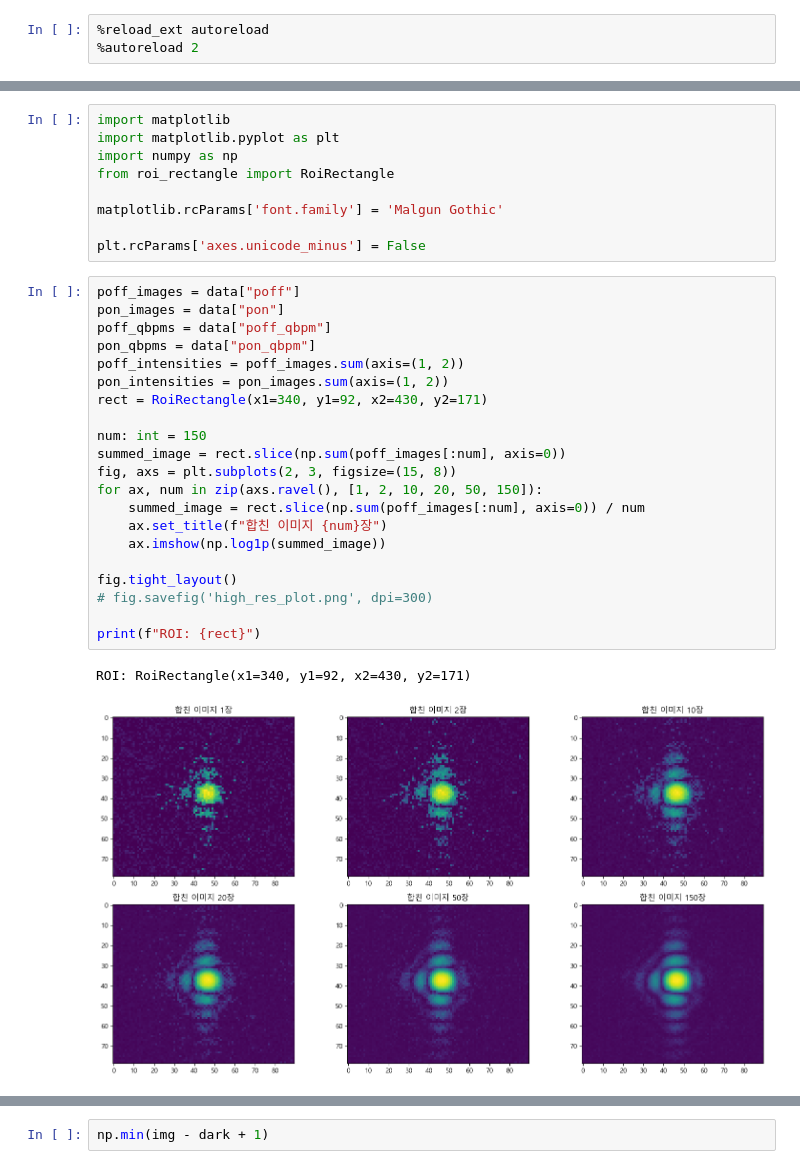
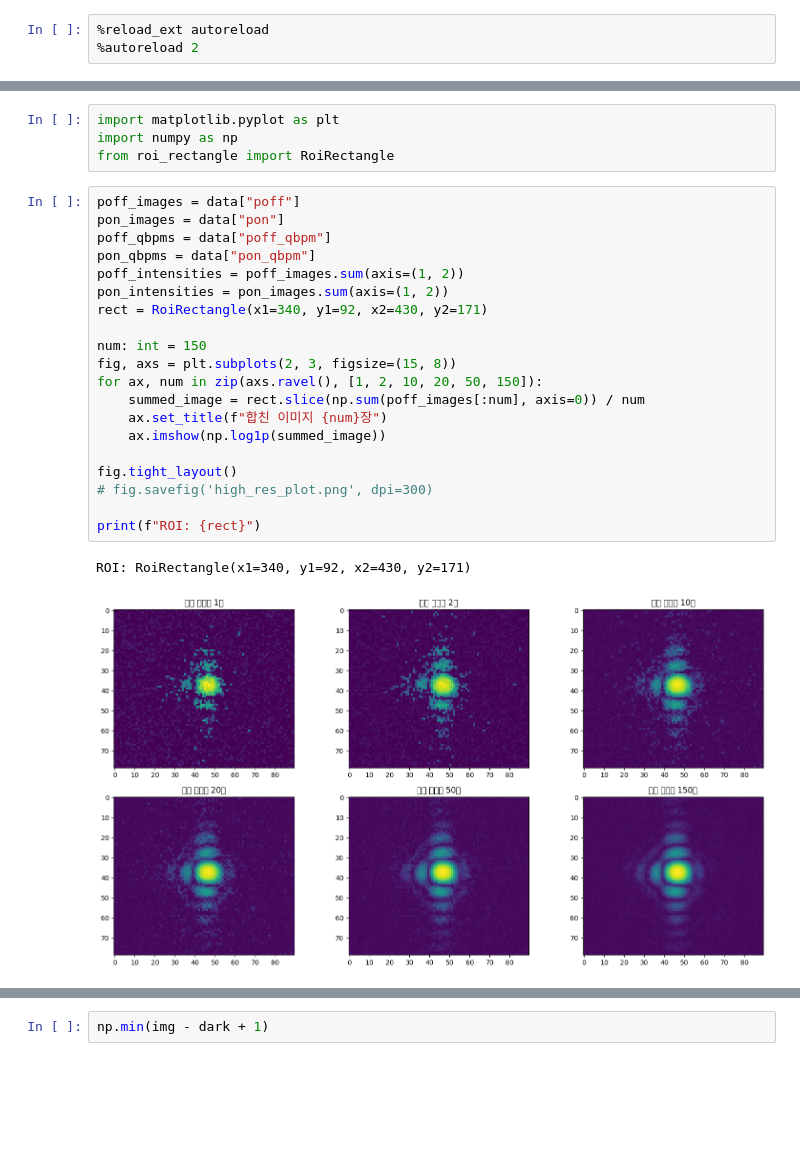
Before and after one commit to SJB7777/CordaX, a Jupyter notebook: notebooks/glamp.ipynb, the cells around one changed output, grey strips where cells are left out. Drawn from its saved outputs; the diff is of its cells as text; blank space fills up the shorter version.

```diff
--- a/notebooks/glamp.ipynb
+++ b/notebooks/glamp.ipynb
@@ -38,35 +38,29 @@ key: poff_qbpm, shape: (150,)
 key: pon, shape: (150, 514, 1030)
 key: pon_qbpm, shape: (150,)
 # %%
-import matplotlib
 import matplotlib.pyplot as plt
 import numpy as np
 from roi_rectangle import RoiRectangle
-
-matplotlib.rcParams['font.family'] = 'Malgun Gothic'
-
-plt.rcParams['axes.unicode_minus'] = False
 # %%
 poff_images = data["poff"]
 pon_images = data["pon"]
 poff_qbpms = data["poff_qbpm"]
 pon_qbpms = data["pon_qbpm"]
 poff_intensities = poff_images.sum(axis=(1, 2))
 pon_intensities = pon_images.sum(axis=(1, 2))
 rect = RoiRectangle(x1=340, y1=92, x2=430, y2=171)
 
 num: int = 150
-summed_image = rect.slice(np.sum(poff_images[:num], axis=0))
 fig, axs = plt.subplots(2, 3, figsize=(15, 8))
 for ax, num in zip(axs.ravel(), [1, 2, 10, 20, 50, 150]):
     summed_image = rect.slice(np.sum(poff_images[:num], axis=0)) / num
     ax.set_title(f"합친 이미지 {num}장")
     ax.imshow(np.log1p(summed_image))
 
 fig.tight_layout()
 # fig.savefig('high_res_plot.png', dpi=300)
 
 print(f"ROI: {rect}")
 # %% [output]
 ROI: RoiRectangle(x1=340, y1=92, x2=430, y2=171)
-[figure, old version]
+[figure, new version]
```
Also changed, not shown: parts of 13 cells of this notebook.
